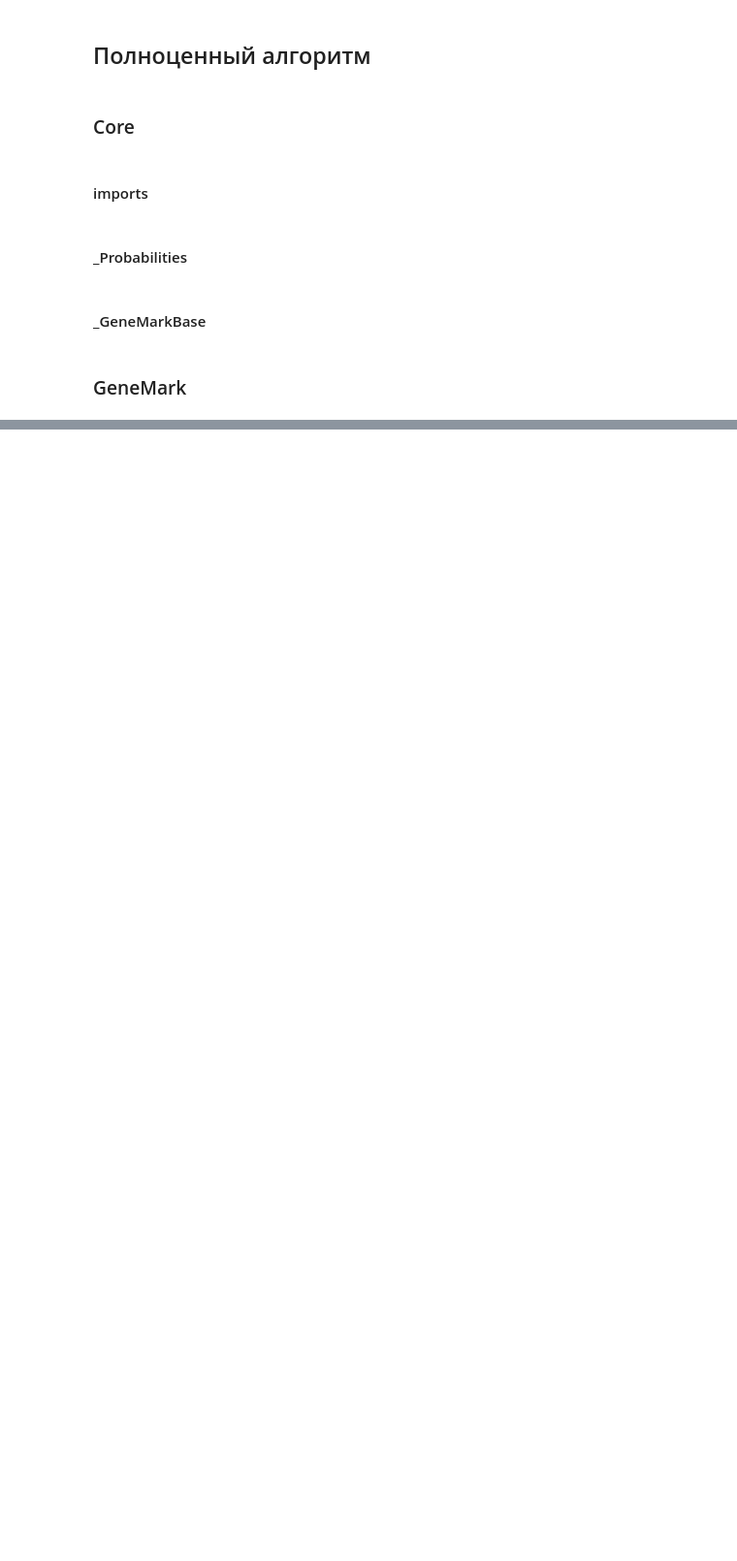
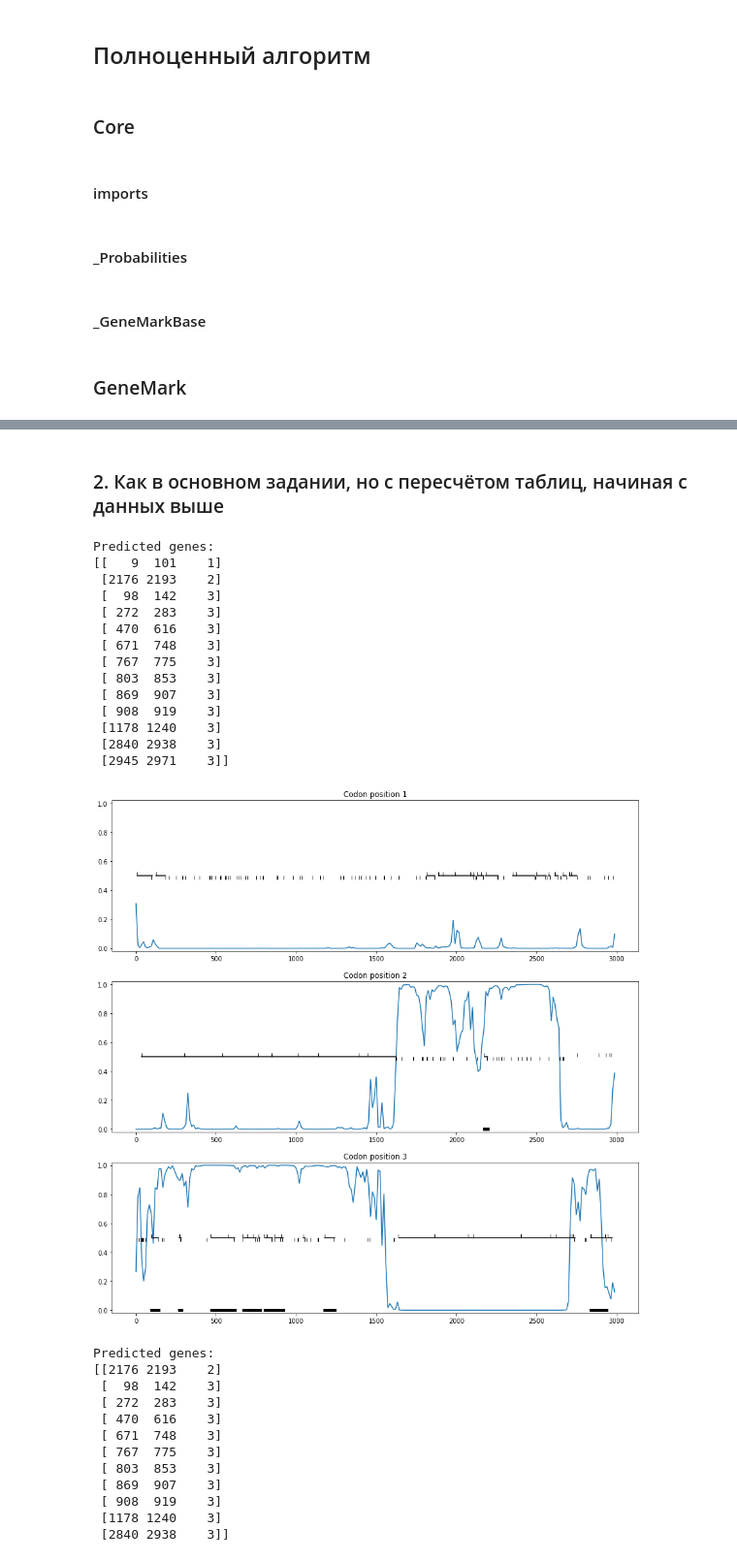
Before and after one commit to SpryGorgon/hse22_hw3, a Jupyter notebook: src/sem_hsebio_hw3.ipynb, the cells around one changed output, grey strips where cells are left out. Shown: that part at 97% size. Cells and saved outputs as stored; diff of their text form; code cells hidden in the pictures; blank space fills up the shorter version.

```diff
--- a/src/sem_hsebio_hw3.ipynb
+++ b/src/sem_hsebio_hw3.ipynb
@@ -721,0 +715,35 @@ class GeneMark(_GeneMarkBase):
+# %% [markdown]
+### 2. Как в основном задании, но с пересчётом таблиц, начиная с данных выше
+# %%
+mark2 = GeneMark()
+mark2.set_tables(t1,t2)
+predicted_genes = mark1.predict(seq, start=0, stop=3000, tol=1e-4, max_iters=10, no_out=False, both_strands=False)
+print(f"\nPredicted genes:\n{predicted_genes}")
+# %% [output]
+Predicted genes:
+[[   9  101    1]
+ [2176 2193    2]
+ [  98  142    3]
+ [ 272  283    3]
+ [ 470  616    3]
+ [ 671  748    3]
+ [ 767  775    3]
+ [ 803  853    3]
+ [ 869  907    3]
+ [ 908  919    3]
+ [1178 1240    3]
+ [2840 2938    3]
+ [2945 2971    3]]
+[figure, added]
+Predicted genes:
+[[2176 2193    2]
+ [  98  142    3]
+ [ 272  283    3]
+ [ 470  616    3]
+ [ 671  748    3]
+ [ 767  775    3]
+ [ 803  853    3]
+ [ 869  907    3]
+ [ 908  919    3]
+ [1178 1240    3]
+ [2840 2938    3]]
```
Also changed, not shown: parts of 23 cells of this notebook, 1 other file.
